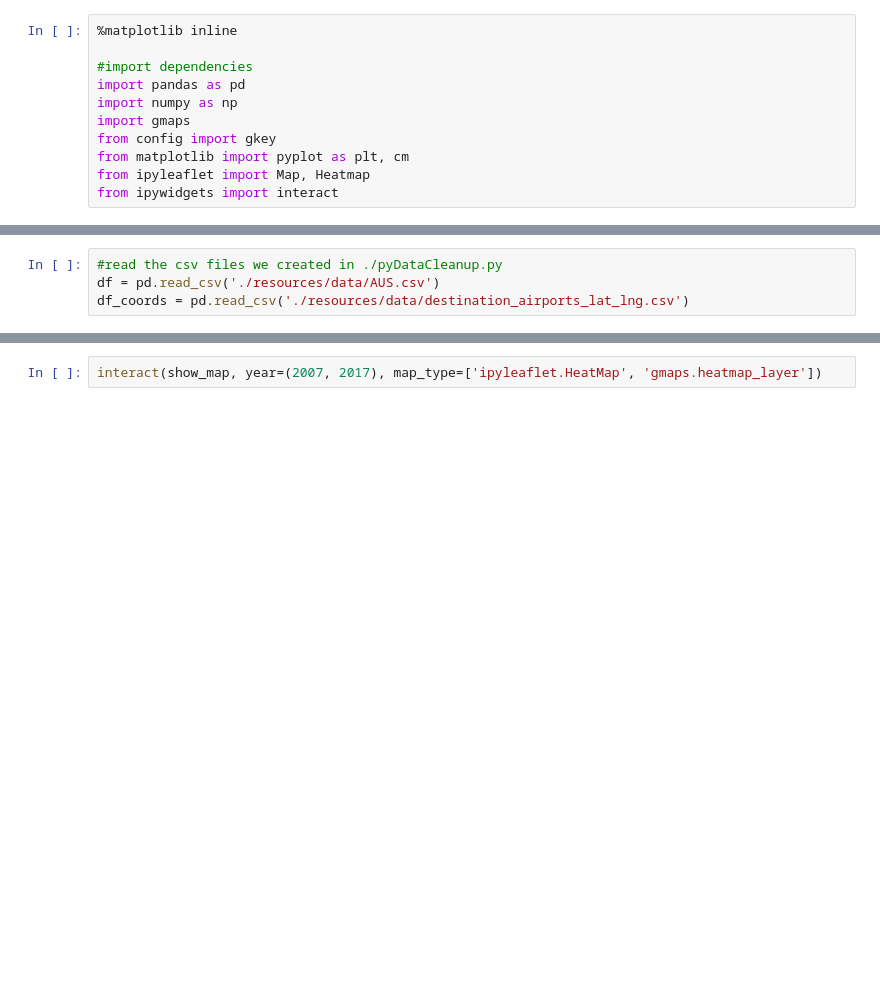
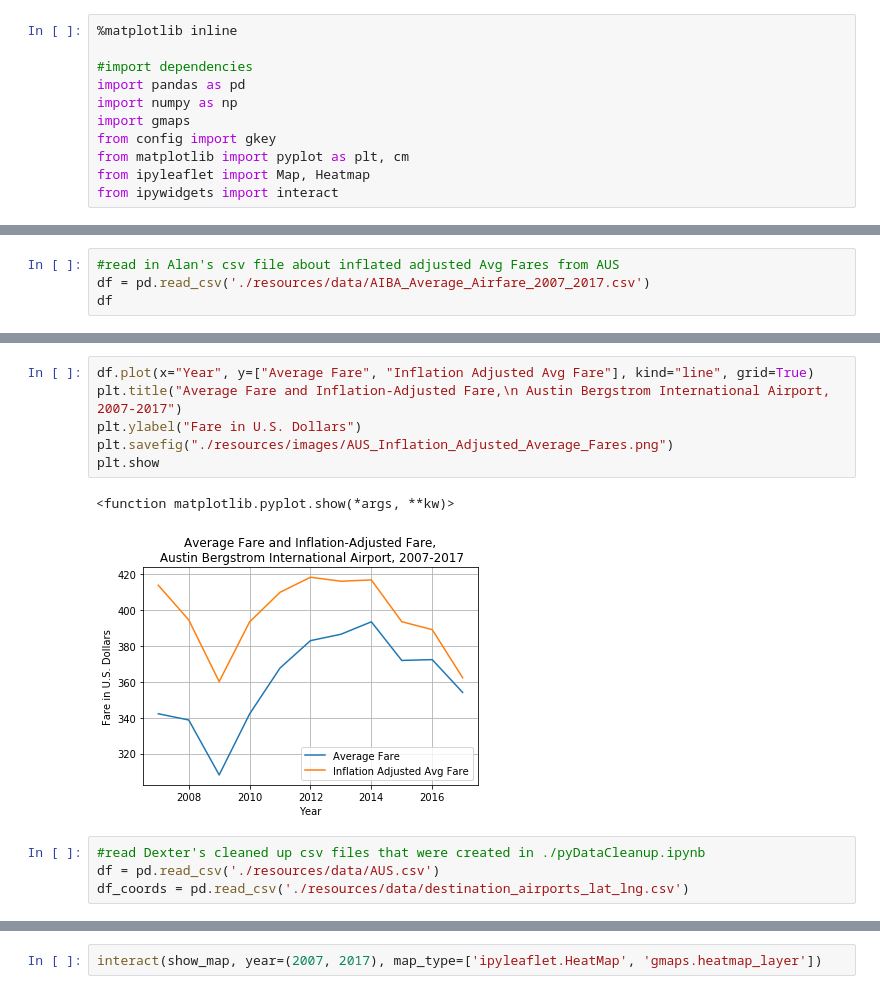
Before and after one commit to ddcruz/Project1, a Jupyter notebook: pyATX1.ipynb, the cells around one changed output, grey strips where cells are left out. Cells and saved outputs as stored; diff of their text form; blank space fills up the shorter version.

```diff
--- a/pyATX1.ipynb
+++ b/pyATX1.ipynb
@@ -11,0 +24,4 @@ from ipywidgets import interact
+# %%
+#read in Alan's csv file about inflated adjusted Avg Fares from AUS
+df = pd.read_csv('./resources/data/AIBA_Average_Airfare_2007_2017.csv')
+df
@@ -12,5 +41,14 @@ from ipywidgets import interact
+# %%
+df.plot(x="Year", y=["Average Fare", "Inflation Adjusted Avg Fare"], kind="line", grid=True)
+plt.title("Average Fare and Inflation-Adjusted Fare,\n Austin Bergstrom International Airport, 2007-2017")
+plt.ylabel("Fare in U.S. Dollars")
+plt.savefig("./resources/images/AUS_Inflation_Adjusted_Average_Fares.png")
+plt.show
+# %% [output]
+<function matplotlib.pyplot.show(*args, **kw)>
+[figure, added]
 # %%
-#read the csv files we created in ./pyDataCleanup.py
+#read Dexter's cleaned up csv files that were created in ./pyDataCleanup.ipynb
 df = pd.read_csv('./resources/data/AUS.csv')
 df_coords = pd.read_csv('./resources/data/destination_airports_lat_lng.csv')
 # %%
```
Also changed, not shown: parts of 5 cells of this notebook, 2 other files.
